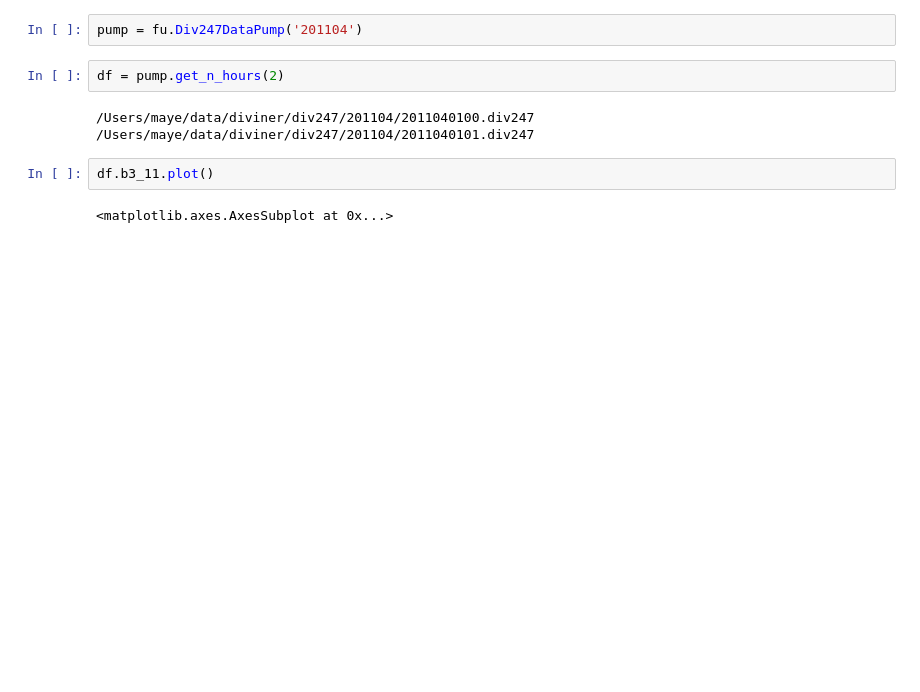
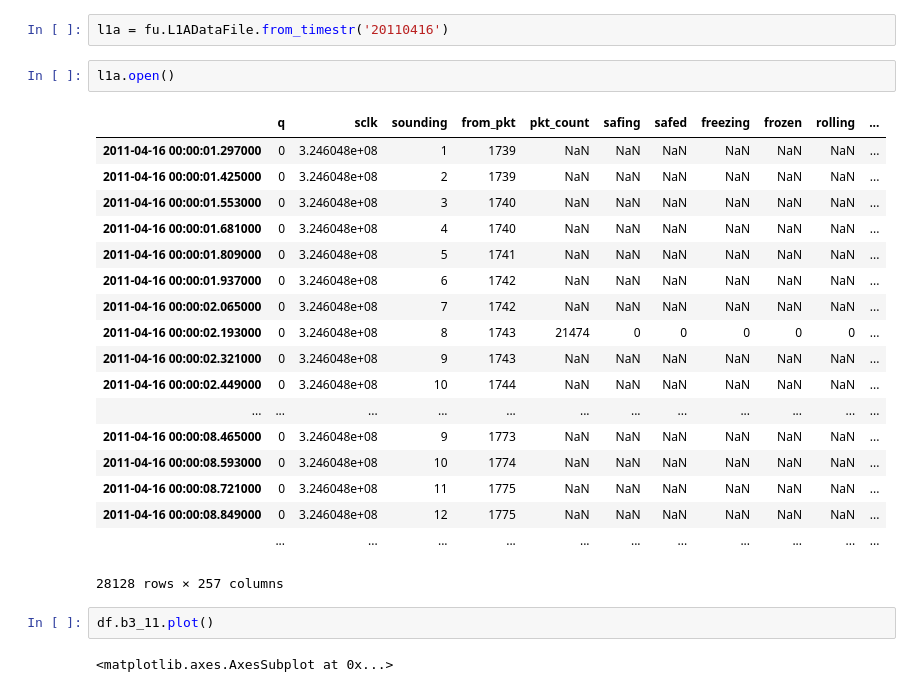
Before and after one commit to lro-diviner/divcalib, a Jupyter notebook: notebooks/Diviner hourly.ipynb, the cells around one changed output. Saved outputs shown, nothing was run; the diff lists cells and outputs as text; blank space fills up the shorter version.

```diff
--- a/notebooks/Diviner hourly.ipynb
+++ b/notebooks/Diviner hourly.ipynb
@@ -9,10 +9,26 @@ pd.__version__
-# %%
-pump = fu.Div247DataPump('201104')
-# %%
-df = pump.get_n_hours(2)
-# %% [output]
-/Users/maye/data/diviner/div247/201104/2011040100.div247
-/Users/maye/data/diviner/div247/201104/2011040101.div247
+# %%
+l1a = fu.L1ADataFile.from_timestr('20110416')
+# %%
+l1a.open()
+# %% [output]
+|  | q | sclk | sounding | from_pkt | pkt_count | safing | safed | freezing | frozen | rolling | ... |
+| 2011-04-16 00:00:01.297000 | 0 | 3.246048e+08 | 1 | 1739 | NaN | NaN | NaN | NaN | NaN | NaN | ... |
+| 2011-04-16 00:00:01.425000 | 0 | 3.246048e+08 | 2 | 1739 | NaN | NaN | NaN | NaN | NaN | NaN | ... |
+| 2011-04-16 00:00:01.553000 | 0 | 3.246048e+08 | 3 | 1740 | NaN | NaN | NaN | NaN | NaN | NaN | ... |
+| 2011-04-16 00:00:01.681000 | 0 | 3.246048e+08 | 4 | 1740 | NaN | NaN | NaN | NaN | NaN | NaN | ... |
+| 2011-04-16 00:00:01.809000 | 0 | 3.246048e+08 | 5 | 1741 | NaN | NaN | NaN | NaN | NaN | NaN | ... |
+| 2011-04-16 00:00:01.937000 | 0 | 3.246048e+08 | 6 | 1742 | NaN | NaN | NaN | NaN | NaN | NaN | ... |
+| 2011-04-16 00:00:02.065000 | 0 | 3.246048e+08 | 7 | 1742 | NaN | NaN | NaN | NaN | NaN | NaN | ... |
+| 2011-04-16 00:00:02.193000 | 0 | 3.246048e+08 | 8 | 1743 | 21474 | 0 | 0 | 0 | 0 | 0 | ... |
+| 2011-04-16 00:00:02.321000 | 0 | 3.246048e+08 | 9 | 1743 | NaN | NaN | NaN | NaN | NaN | NaN | ... |
+| 2011-04-16 00:00:02.449000 | 0 | 3.246048e+08 | 10 | 1744 | NaN | NaN | NaN | NaN | NaN | NaN | ... |
+| ... | ... | ... | ... | ... | ... | ... | ... | ... | ... | ... | ... |
+| 2011-04-16 00:00:08.465000 | 0 | 3.246048e+08 | 9 | 1773 | NaN | NaN | NaN | NaN | NaN | NaN | ... |
+| 2011-04-16 00:00:08.593000 | 0 | 3.246048e+08 | 10 | 1774 | NaN | NaN | NaN | NaN | NaN | NaN | ... |
+| 2011-04-16 00:00:08.721000 | 0 | 3.246048e+08 | 11 | 1775 | NaN | NaN | NaN | NaN | NaN | NaN | ... |
+| 2011-04-16 00:00:08.849000 | 0 | 3.246048e+08 | 12 | 1775 | NaN | NaN | NaN | NaN | NaN | NaN | ... |
+|  | ... | ... | ... | ... | ... | ... | ... | ... | ... | ... | ... |
+28128 rows × 257 columns
 # %%
 df.b3_11.plot()
 # %% [output]
```
Also changed, not shown: parts of 1 cell of this notebook.
